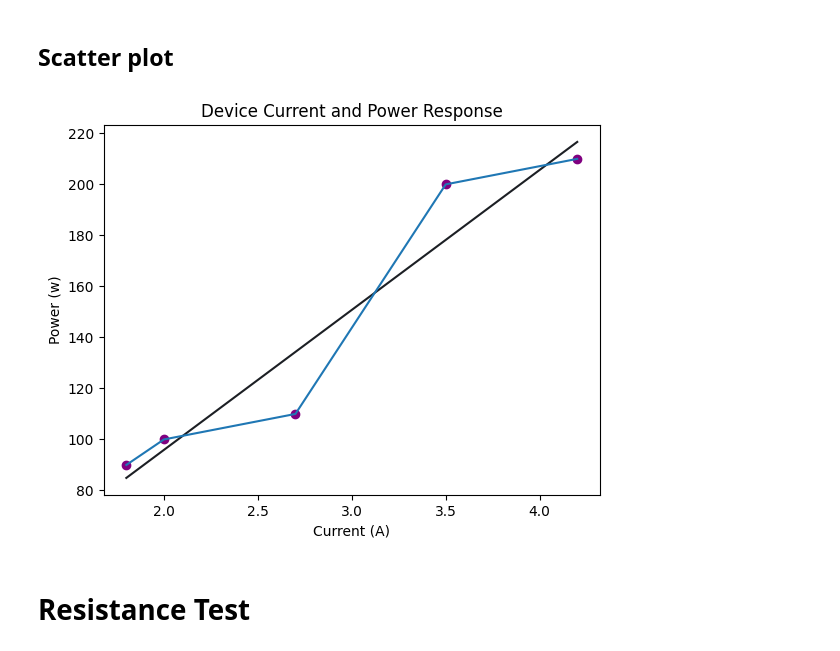
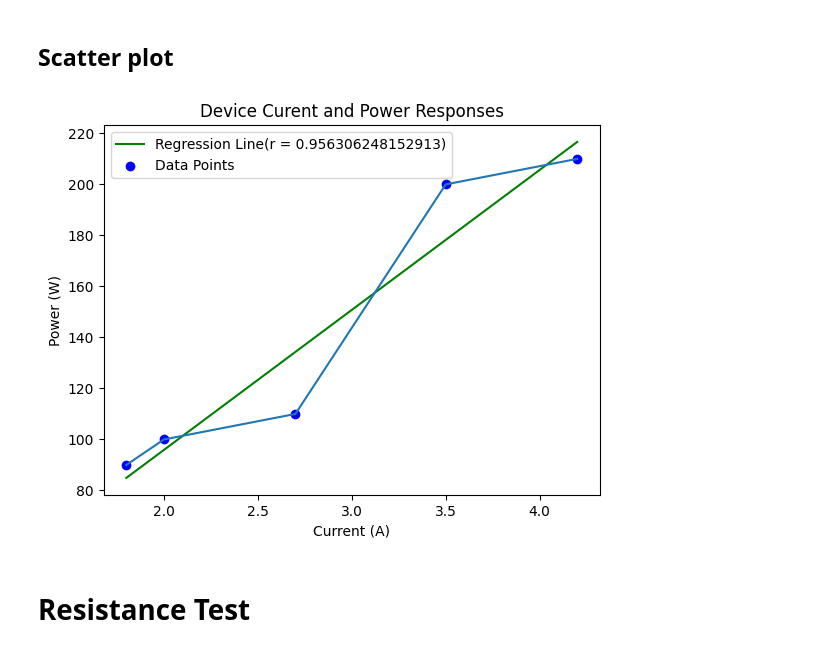
Before and after one commit to ortega2005/ORTEGA, a Jupyter notebook: L12/pandas-basics.ipynb, the cells around one changed output. Drawn from its saved outputs; the diff is of its cells as text; code cells hidden in the pictures.

```diff
--- a/L12/pandas-basics.ipynb
+++ b/L12/pandas-basics.ipynb
@@ -71,14 +69,14 @@ np.float64(7.0)
 # %% [markdown]
 # Correlation
 # %%
-Device = {
-    "Current":[1.8, 2, 2.7, 3.5, 4.2],
-    "Power":[90, 100, 110, 200, 210],
+electricity={
+    "Current" : [1.8, 2, 2.7, 3.5, 4.2],
+    "Power" : [90, 100, 110, 200, 210]
 }
-Device
+electricity
 # %% [output]
 {'Current': [1.8, 2, 2.7, 3.5, 4.2], 'Power': [90, 100, 110, 200, 210]}
 # %%
-dt = pd.DataFrame(Device)
+df = pd.DataFrame(electricity)
 df
 # %% [output]
@@ -146,29 +148,26 @@ dt.describe()
 | max | 4.200000 | 210.000000 |
 # %% [markdown]
 ## Scatter plot
-# %%
-x = dt["Current"]
-y = dt["Power"]
-
-# regression line
-m, b , r_value, p_value, std_err = stats.linregress(x,y)
-line = m*x + b
-
-plt.plot(x,line,
-          color ='#1C1F24' ,
-          label = f'Regression Line(r = {r_value})')
-
-# scatter
-plt.scatter(x,y,
-            color ='purple',
-            label ='data points')
-plt.plot(x,y)
-plt.title('Device Current and Power Response')
-plt.xlabel('Current (A)')
-plt.ylabel('Power (w)')
-plt.show()
-# %% [output]
-[figure, removed]
+# %%
+x = df['Current']
+y = df['Power']
+
+# regression line
+slope, intercept, r_value, p_value, std_err = stats.linregress(x,y)
+line = slope*x + intercept
+
+plt.plot(x,line, color = 'green', label=f'Regression Line(r = {r_value})')
+
+#scatter
+plt.scatter(x,y, color = 'blue', label='Data Points')
+plt.plot(x,y)
+plt.title('Device Curent and Power Responses')
+plt.ylabel('Power (W)')
+plt.xlabel('Current (A)')
+plt.legend()
+plt.show()
+# %% [output]
+[figure, added]
 # %% [markdown]
 # Resistance Test
 # %%
```
Also changed, not shown: parts of 28 cells of this notebook.
